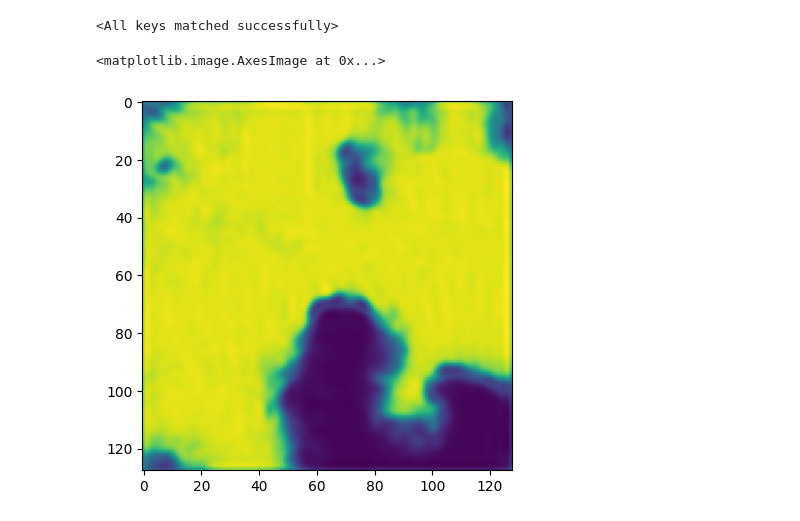
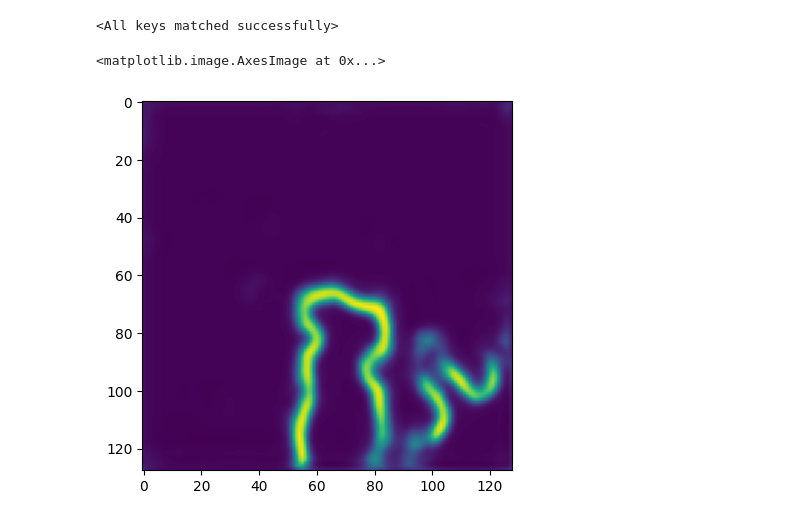
Before and after one commit to ANIRUDHAN101/imageFusion.github.io, a Jupyter notebook: model_inspection.ipynb, the cells around one changed output. Saved outputs shown, nothing was run; the diff lists cells and outputs as text; code cells hidden in the pictures.

```diff
--- a/model_inspection.ipynb
+++ b/model_inspection.ipynb
@@ -48,11 +30,11 @@ image1 = transform(image1).unsqueeze(0)
 image2 = transform(image2).unsqueeze(0)
 # %%
 device = torch.device('cuda' if torch.cuda.is_available() else 'cpu')
-model = SegmentFocus([16, 16, 32, 32], 16)
+model = SegmentFocus([16, 192, 384, 768], 8)
 model = model.to(device)
 dummy_output = model(image1.to(device), image2.to(device))
 model = torch.compile(model)
-model.load_state_dict(torch.load('/home/anirudhan/project/image-fusion/results/checkpoints/model_53.pth')['model_state_dict'])
+model.load_state_dict(torch.load('/home/anirudhan/project/image-fusion/results/checkpoints/model_24.pth')['model_state_dict'])
 # %% [output]
 <All keys matched successfully>
 # %%
@@ -62,7 +44,7 @@ output = torch.nn.functional.softmax(output, dim=1)
 # %%
 output = output.squeeze().detach().cpu().permute(1, 2, 0).numpy()
 # %%
-plt.imshow(output[:,:,2])
+plt.imshow(output[:,:,1])
 # %% [output]
 <matplotlib.image.AxesImage at 0x...>
-[figure, old version]
+[figure, new version]
```
Also changed, not shown: parts of 1 cell of this notebook, 9 other files.
